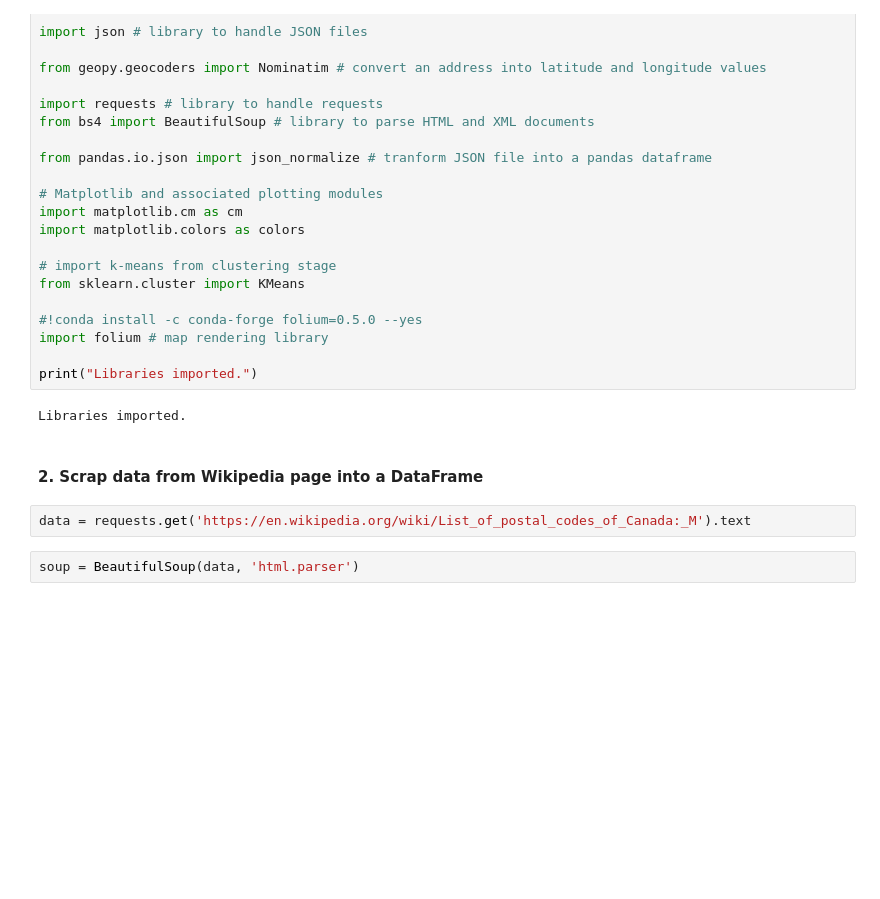
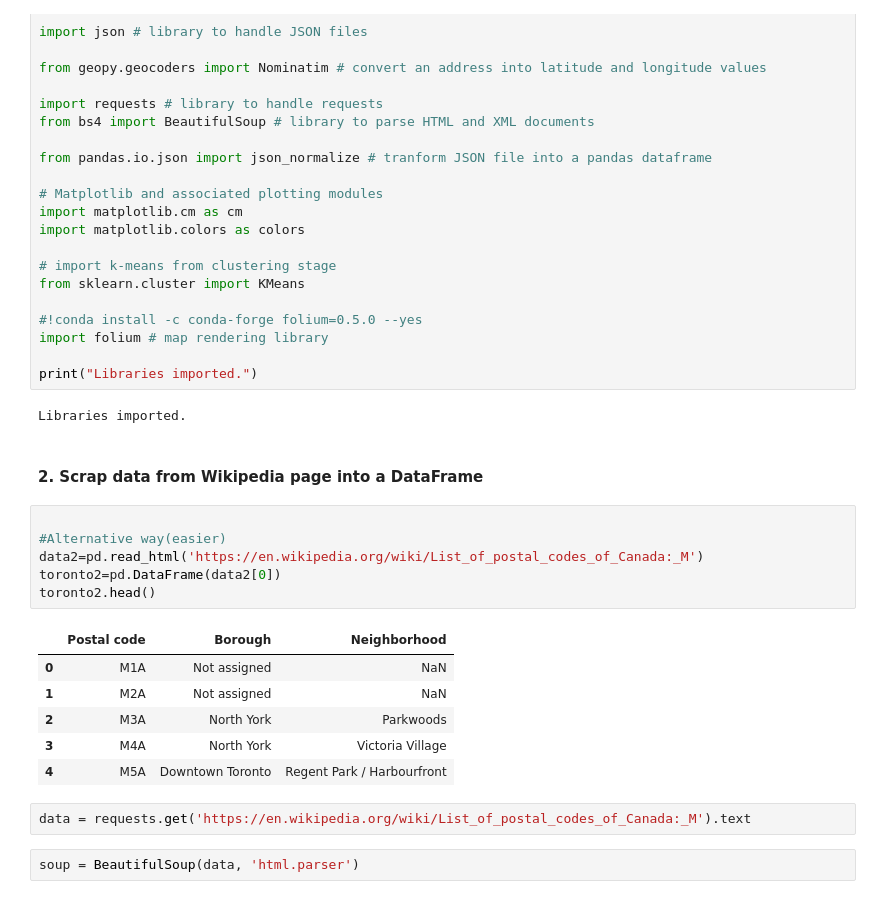
Before and after one commit to nikzagarwal/Coursera_Capstone, a Jupyter notebook: Segmenting and clustering part-3.ipynb, the cells around one changed output. Saved outputs shown, nothing was run; the diff lists cells and outputs as text; blank space fills up the shorter version.

```diff
--- a/Segmenting and clustering part-3.ipynb
+++ b/Segmenting and clustering part-3.ipynb
@@ -37,6 +37,19 @@ print("Libraries imported.")
 Libraries imported.
 # %% [markdown]
 #### 2. Scrap data from Wikipedia page into a DataFrame
+# %%
+
+#Alternative way(easier)
+data2=pd.read_html('https://en.wikipedia.org/wiki/List_of_postal_codes_of_Canada:_M')
+toronto2=pd.DataFrame(data2[0])
+toronto2.head()
+# %% [output]
+|  | Postal code | Borough | Neighborhood |
+| 0 | M1A | Not assigned | NaN |
+| 1 | M2A | Not assigned | NaN |
+| 2 | M3A | North York | Parkwoods |
+| 3 | M4A | North York | Victoria Village |
+| 4 | M5A | Downtown Toronto | Regent Park / Harbourfront |
 # %%
 data = requests.get('https://en.wikipedia.org/wiki/List_of_postal_codes_of_Canada:_M').text
 # %%
```
